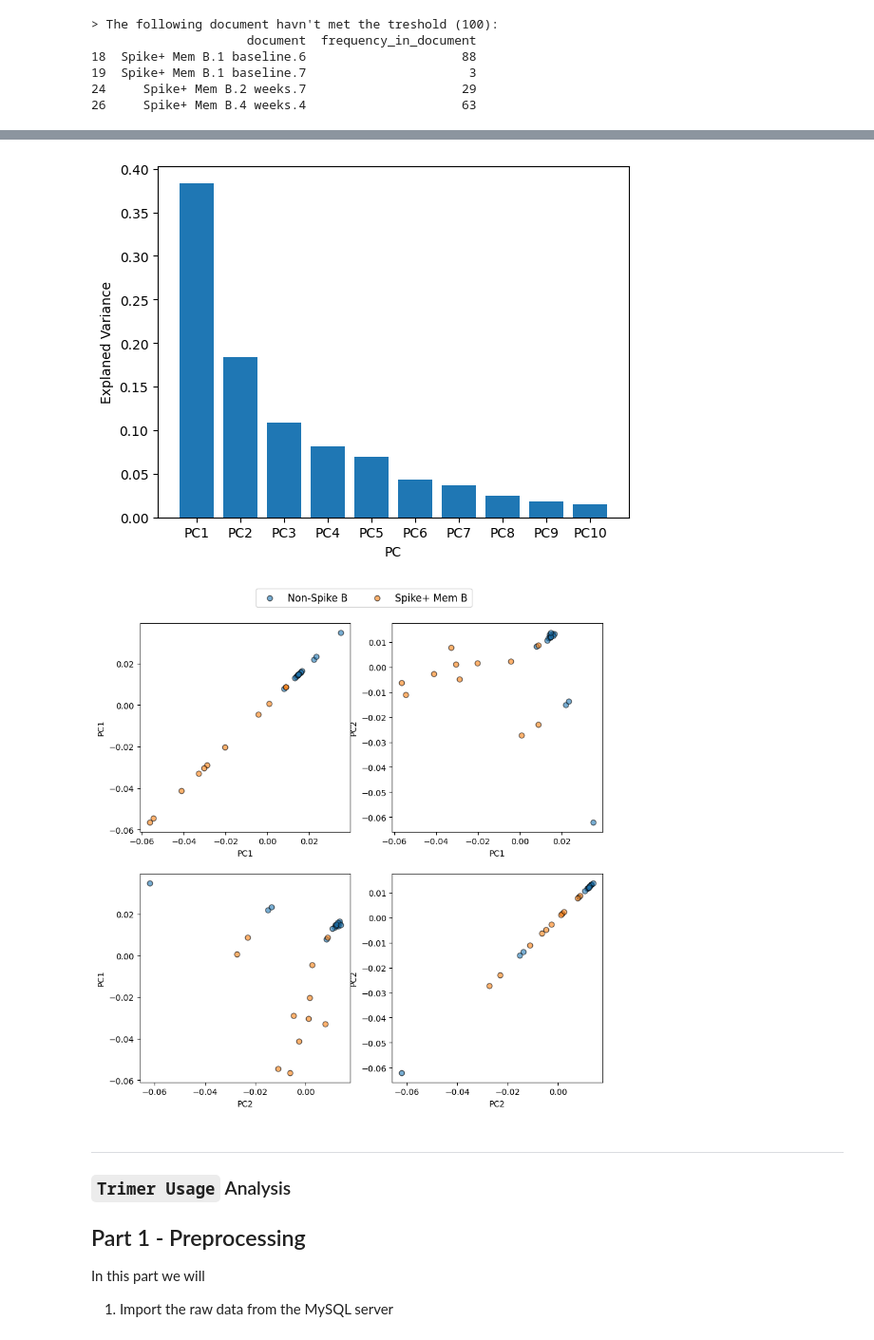
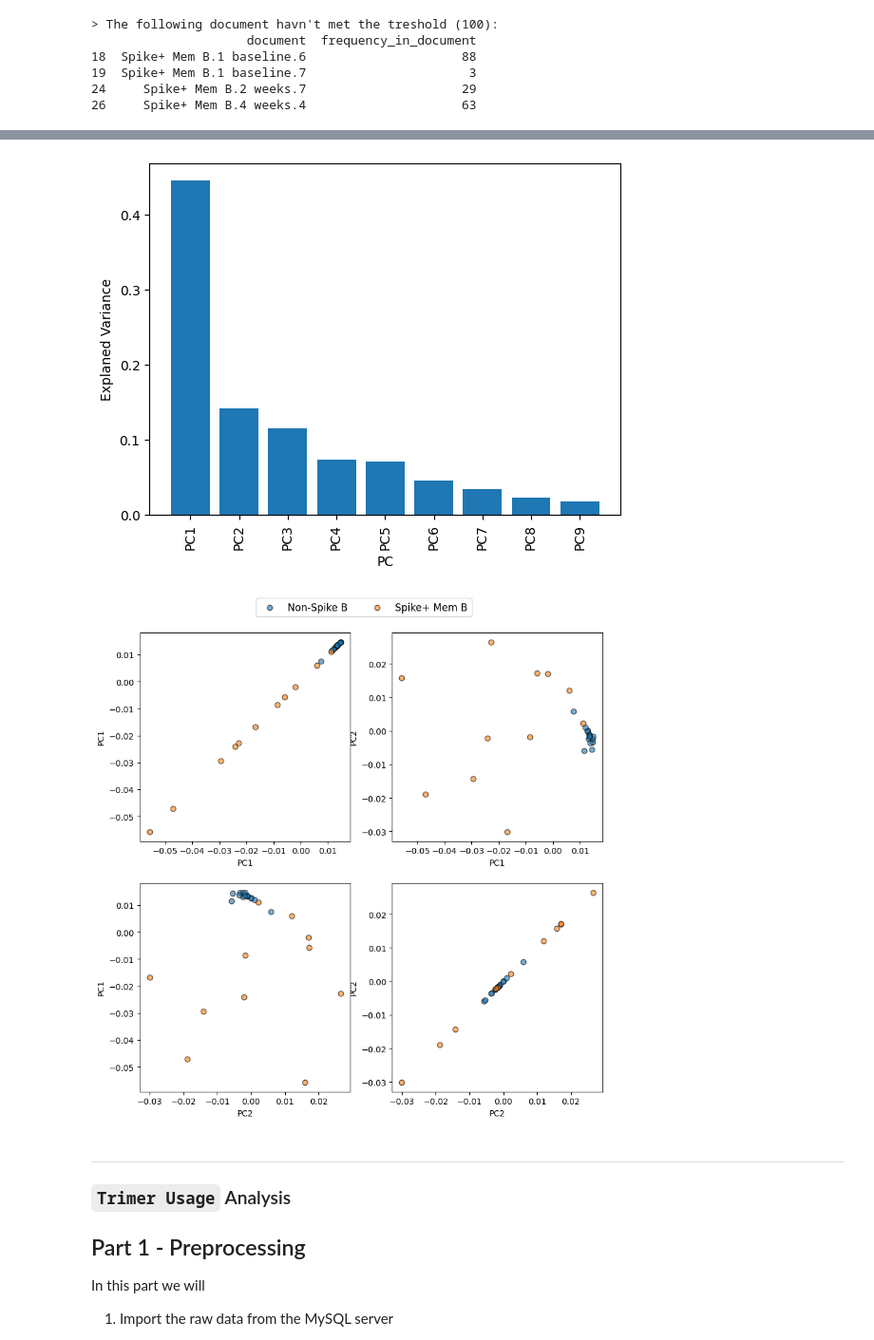
Before and after one commit to dani-f99/immunedb_lpa, a Jupyter notebook: notebook_tutorial.ipynb, the cells around one changed output, grey strips where cells are left out. Shown at 95% size. Drawn from its saved outputs; the diff is of its cells as text; code cells hidden in the pictures.

Commit message:
finished lpa filtring and imporved plot

```diff
--- a/notebook_tutorial.ipynb
+++ b/notebook_tutorial.ipynb
@@ -70,7 +55,12 @@ In this part we will
 4. Perform PCA and visulize the results in scatterplot.
 # %%
 # Initiating the LPA algorithm object
-lpa_mutsub = analyze.lpa_analysis(metric="substitution_survival")
+lpa_mutsub = analyze.lpa_analysis(metric="substitution_survival",  # metric on which the analysis will be performed
+                                  min_treshold = 100,              # Minmal number of clones required in entity (document)
+                                  drop_rare_elements= True,        # To drop rare element?
+                                  element_treshold = 10,           # Minimal number of occurnces per element required.
+                                  entity_treshold = 0.9            # Minimal existance of elements in ettity retuired.
+                                  )
 # %% [output]
 > The following document havn't met the treshold (100):
                      document  frequency_in_document
@@ -87,12 +77,15 @@ lpa_mutsub.heatmap()
 # Perform PCA and plot scatterplot
 pca_mutsub = lpa_mutsub.pca()
 # %% [output]
-[figure, old version]
+[figure, new version]
 # %%
 # Using scatter plot to visualize the PCA analysis
-lpa_mutsub.pca_scatter(n_pcs=2, label_index=0)
+# Using scatter plot to visualize the PCA analysis
+lpa_mutsub.pca_scatter(n_pcs=2,         # The number of PC object to be visualized
+                       label_index=0    # Index of label on which the data will be colored by
+                       )
 # %% [output]
-[figure, old version]
+[figure, new version]
 # %% [markdown]
 ---
 ### `Trimer Usage` Analysis
```
Also changed, not shown: parts of 7 cells of this notebook, 2 other files.
